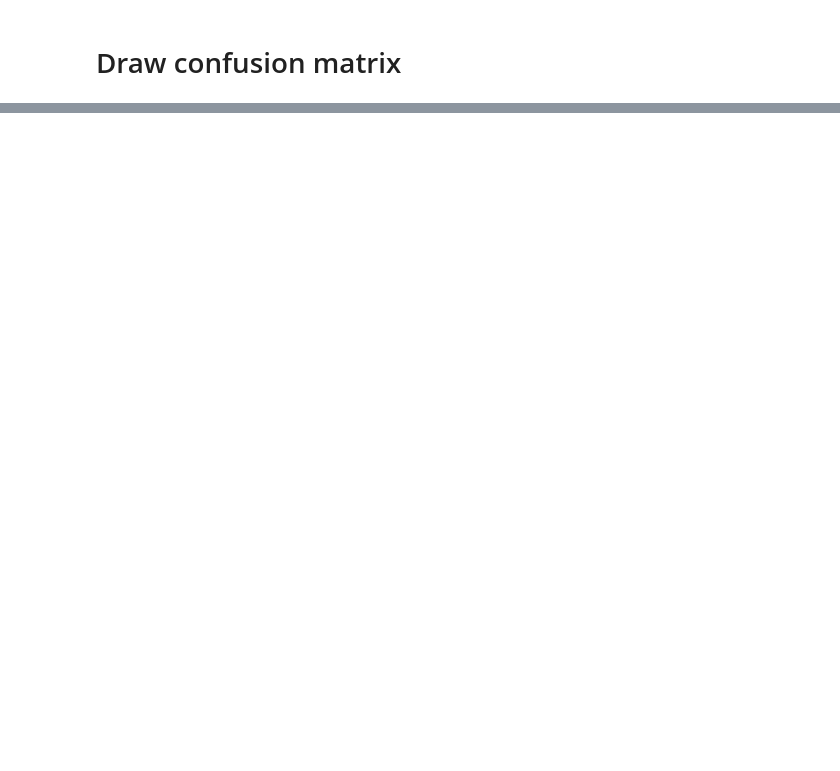
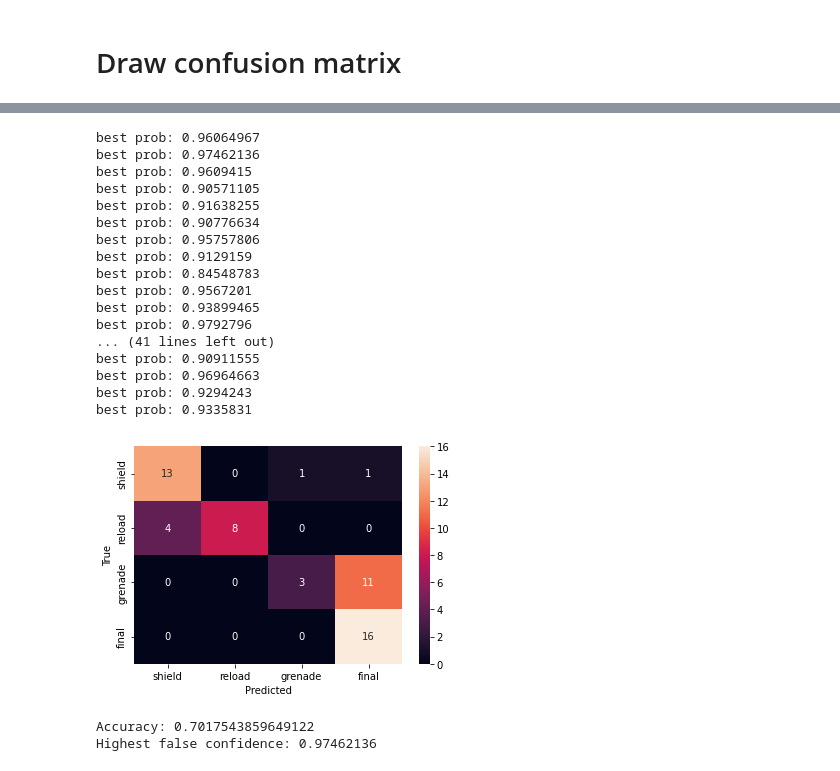
Before and after one commit to yuejunfeng0909/CG4002_CNN_Model, a Jupyter notebook: CNN.ipynb, the cells around one changed output, grey strips where cells are left out. Saved outputs shown, nothing was run; the diff lists cells and outputs as text; code cells hidden in the pictures; blank space fills up the shorter version.

```diff
--- a/CNN.ipynb
+++ b/CNN.ipynb
@@ -97,6 +97,10 @@ dataset_x, dataset_y = load_dataset("Dataset")
 # split into train and test sets
 train_x, test_x, train_y, test_y = train_test_split(dataset_x, dataset_y, test_size=0.2, stratify = dataset_y, random_state=666)
 
+# backup test set for evaluation
+test_x_eval = copy.deepcopy(test_x)
+test_y_eval = copy.deepcopy(test_y)
+
 # combine the training data with idle data
 # dataset_x_idle, dataset_y_idle = load_idle_dataset("Dataset")
 # train_x.extend(dataset_x_idle)
@@ -221,3 +300,60 @@ print("Accuracy: " + str(np.sum(np.diag(result))/np.sum(result)))
+# %%
+# evaluate actual performance
+pred = []
+actual = []
+highest_false_confidence = 0
+threshold = 0.9
+for i in range(len(test_x_eval)):
+    data = np.array(test_x_eval[i])
+    # sliding window until the prediction has probability greater than threshold, or end of the sequence and give the prediction with highest probability
+    best_pred, best_prob = 0, 0
+    for w in range(conv1stride, len(data), conv1stride):
+        x = np.array(data[max(0, w-conv1kernel):w])
+        x = np.concatenate((x, np.zeros((window_size - x.shape[0], 6))))
+        x = np.float32(x)/4096
+        y = model.predict(np.array([x]))
+        if np.max(y) > highest_false_confidence and np.argmax(y) != np.argmax(test_y_eval[i]):
+            highest_false_confidence = np.max(y)
+        if np.max(y) > best_prob:
+            best_pred = np.argmax(y)
+            best_prob = np.max(y)
+        if np.max(y) > threshold:
+            break
+    print("best prob: " + str(best_prob))
+    pred.append(best_pred)
+    actual.append(np.argmax(test_y_eval[i]))
+result = confusion_matrix(actual, pred)
+sns.heatmap(result, annot=True, fmt="d", xticklabels=action_types, yticklabels=action_types)
+plt.xlabel("Predicted")
+plt.ylabel("True")
+plt.show()
+
+# print accuracy
+print("Accuracy: " + str(np.sum(np.diag(result))/np.sum(result)))
+
+# print highest false confidence
+print("Highest false confidence: " + str(highest_false_confidence))
+# %% [output]
+best prob: 0.96064967
+best prob: 0.97462136
+best prob: 0.9609415
+best prob: 0.90571105
+best prob: 0.91638255
+best prob: 0.90776634
+best prob: 0.95757806
+best prob: 0.9129159
+best prob: 0.84548783
+best prob: 0.9567201
+best prob: 0.93899465
+best prob: 0.9792796
+... (41 lines left out)
+best prob: 0.90911555
+best prob: 0.96964663
+best prob: 0.9294243
+best prob: 0.9335831
+[figure, added]
+Accuracy: 0.7017543859649122
+Highest false confidence: 0.97462136
 # %%
 print(f"window shape: {window_size, data_depth}")
 print(f"kernel shape: {conv1kernel, data_depth}")
```
Also changed, not shown: parts of 4 cells of this notebook.
